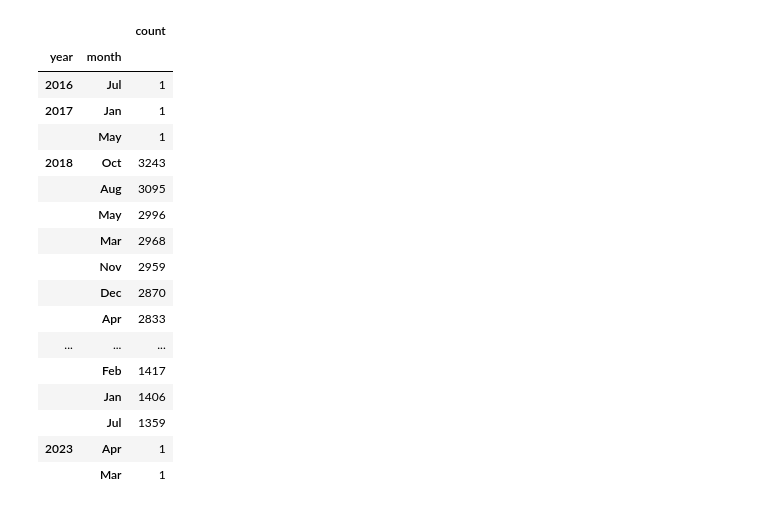
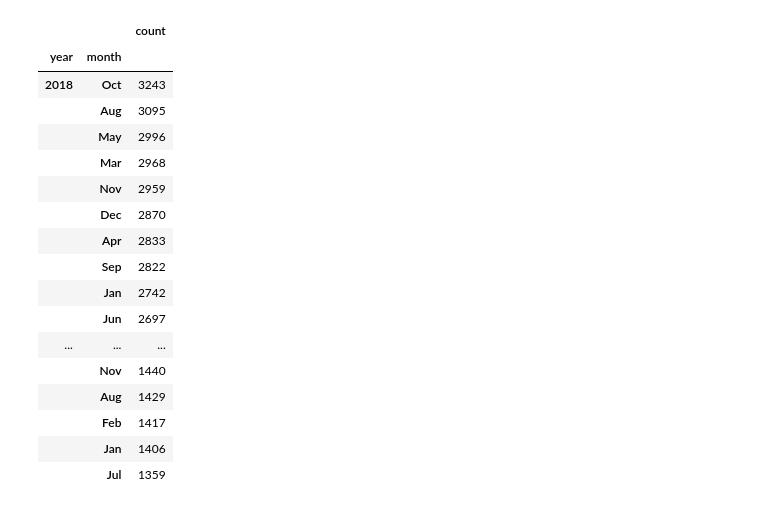
Before and after one commit to dlerhetal/Group2Project1, a Jupyter notebook: NashCrashPy/NashCrashPy.ipynb, the cells around one changed output. Saved outputs shown, nothing was run; the diff lists cells and outputs as text; code cells hidden in the pictures.

```diff
--- a/NashCrashPy/NashCrashPy.ipynb
+++ b/NashCrashPy/NashCrashPy.ipynb
@@ -118,0 +89,4 @@ cleaner_crash_df.head()
+# %%
+cleaner_crash_df = cleaner_crash_df.loc[cleaner_crash_df["year"] > 2017]
+cleanest_crash_df = cleaner_crash_df.loc[cleaner_crash_df["year"] < 2023]
+cleanest_crash_df.head()
@@ -164,12 +151,9 @@ Name: count, dtype: int64
 # %%
-crash_by_timeofyear = pd.DataFrame(cleaner_crash_df.groupby("year")["month"].value_counts())
+crash_by_timeofyear = pd.DataFrame(cleanest_crash_df.groupby("year")["month"].value_counts())
 crash_by_timeofyear
 # %% [output]
 |  |  | count |
 | year | month |  |
-| 2016 | Jul | 1 |
-| 2017 | Jan | 1 |
-|  | May | 1 |
 | 2018 | Oct | 3243 |
 |  | Aug | 3095 |
 |  | May | 2996 |
@@ -177,9 +161,12 @@ crash_by_timeofyear
 |  | Nov | 2959 |
 |  | Dec | 2870 |
 |  | Apr | 2833 |
+|  | Sep | 2822 |
+|  | Jan | 2742 |
+|  | Jun | 2697 |
 | ... | ... | ... |
+|  | Nov | 1440 |
+|  | Aug | 1429 |
 |  | Feb | 1417 |
 |  | Jan | 1406 |
 |  | Jul | 1359 |
-| 2023 | Apr | 1 |
-|  | Mar | 1 |
```
Also changed, not shown: parts of 16 cells of this notebook, 4 other files.
